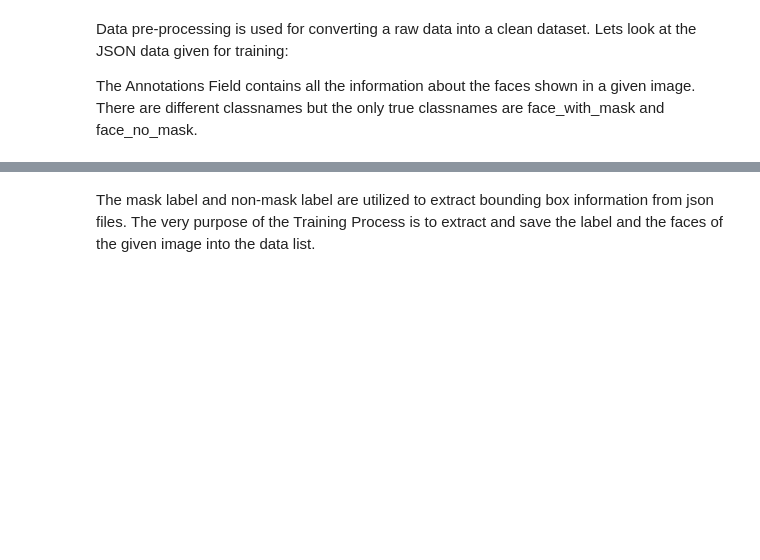
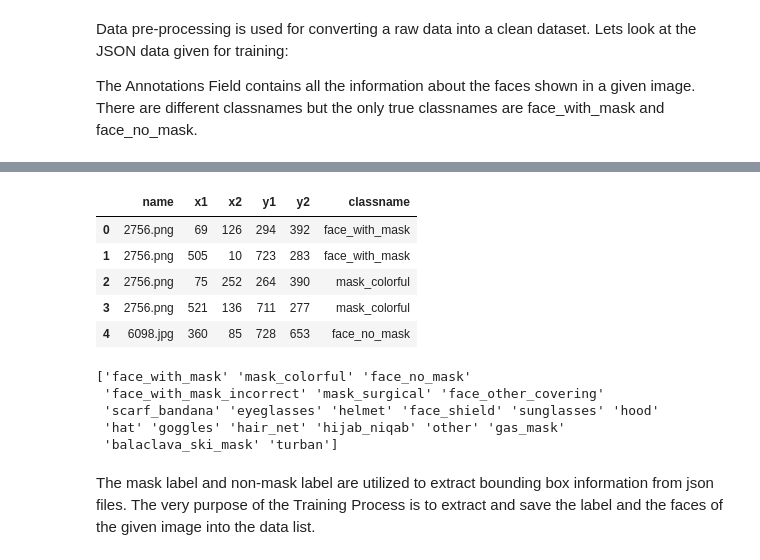
Before and after one commit to DevSaraiva/AP-Aprendizagem-Profunda, a Jupyter notebook: face-mask-detection-pytorch.ipynb, the cells around one changed output, grey strips where cells are left out. Cells and saved outputs as stored; diff of their text form; code cells hidden in the pictures; blank space fills up the shorter version.

```diff
--- a/face-mask-detection-pytorch.ipynb
+++ b/face-mask-detection-pytorch.ipynb
@@ -62,6 +116,21 @@ NameError: name 'os' is not defined
 # %%
-df = pd.read_csv("../input/face-mask-detection-dataset/train.csv")
+df = pd.read_csv("./input/face-mask-detection-dataset/train.csv")
 df.head()
+# %% [output]
+|  | name | x1 | x2 | y1 | y2 | classname |
+| 0 | 2756.png | 69 | 126 | 294 | 392 | face_with_mask |
+| 1 | 2756.png | 505 | 10 | 723 | 283 | face_with_mask |
+| 2 | 2756.png | 75 | 252 | 264 | 390 | mask_colorful |
+| 3 | 2756.png | 521 | 136 | 711 | 277 | mask_colorful |
+| 4 | 6098.jpg | 360 | 85 | 728 | 653 | face_no_mask |
+# %%
+print(df["classname"].unique())
+# %% [output]
+['face_with_mask' 'mask_colorful' 'face_no_mask'
+ 'face_with_mask_incorrect' 'mask_surgical' 'face_other_covering'
+ 'scarf_bandana' 'eyeglasses' 'helmet' 'face_shield' 'sunglasses' 'hood'
+ 'hat' 'goggles' 'hair_net' 'hijab_niqab' 'other' 'gas_mask'
+ 'balaclava_ski_mask' 'turban']
 # %% [markdown]
 The mask label and non-mask label are utilized to extract bounding box information from json files. The very purpose of the Training Process is to extract and save the label and the faces of the given image into the data list.
 # %%
```
Also changed, not shown: parts of 16 cells of this notebook.
